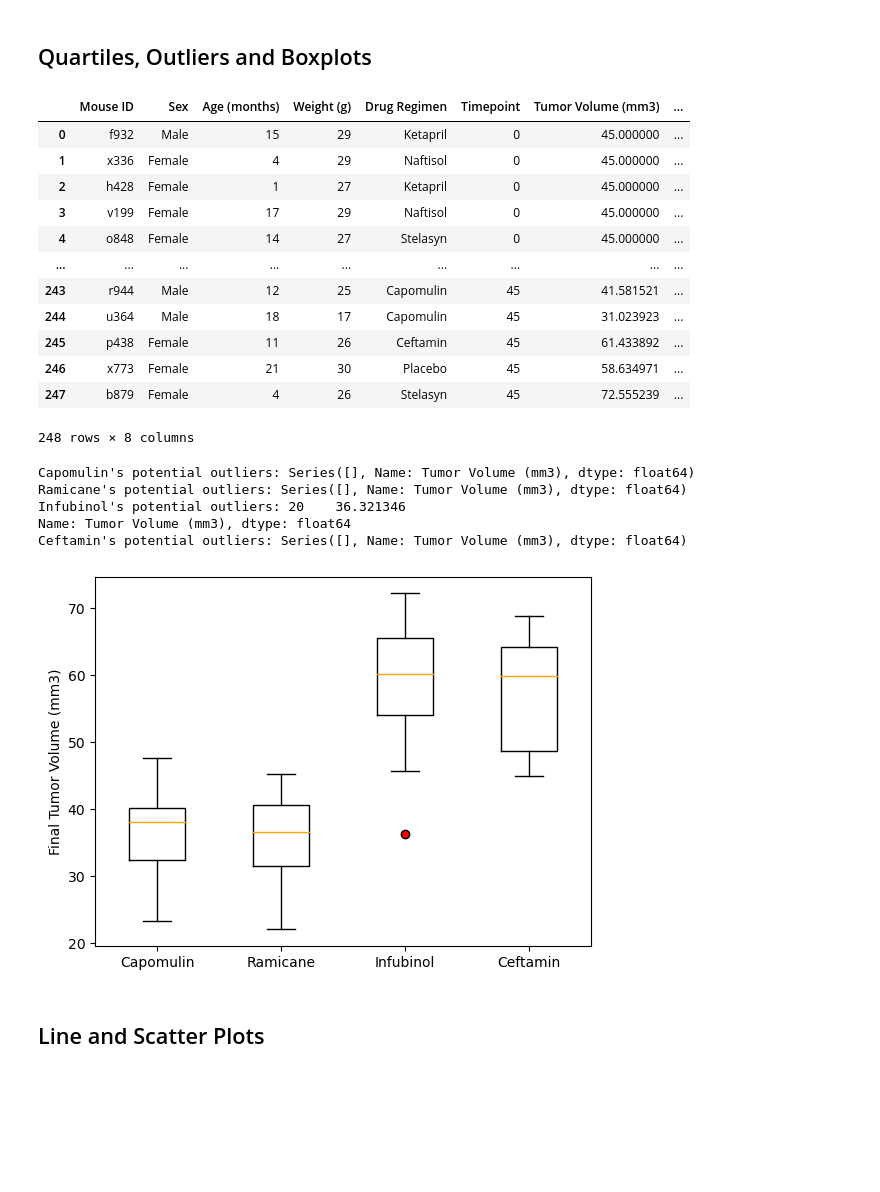
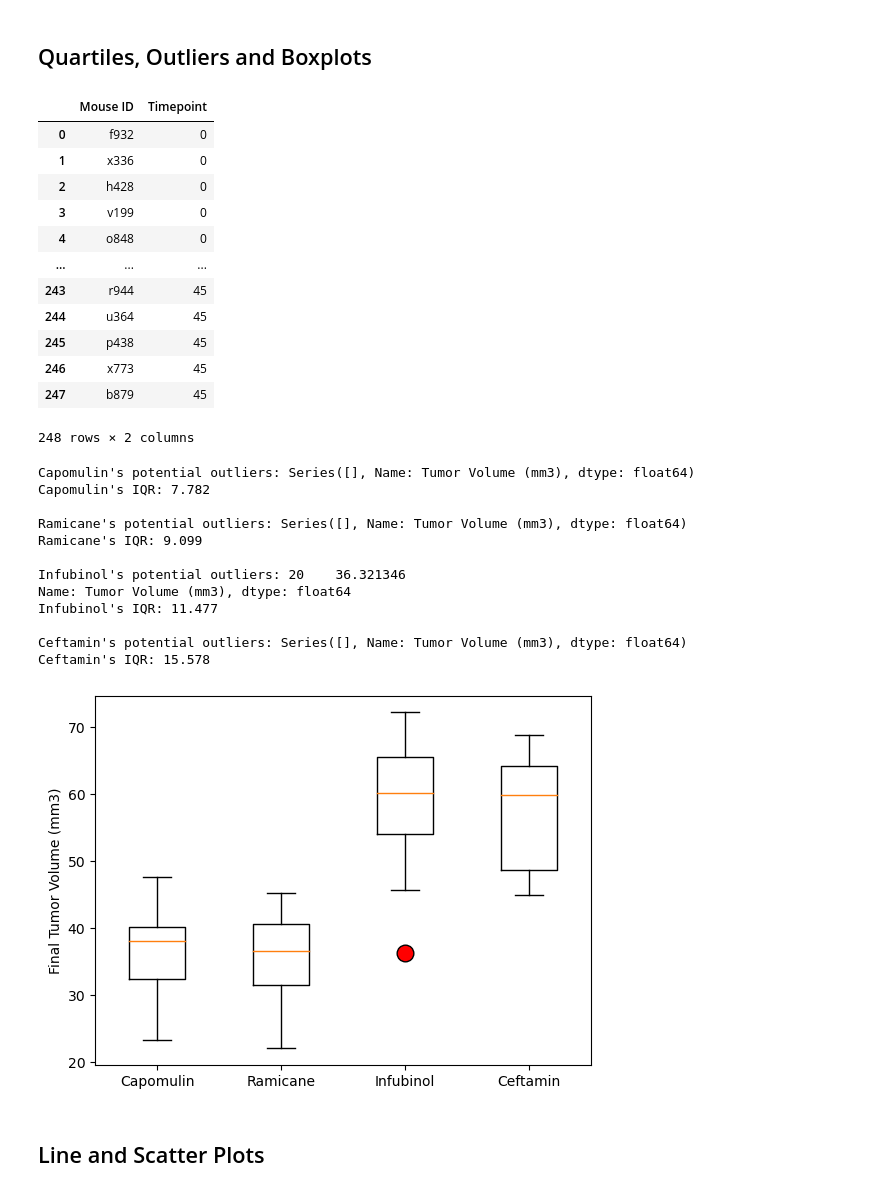
Before and after one commit to alyssahondrade/matplotlib-challenge, a Jupyter notebook: pymaceuticals.ipynb, the cells around one changed output. Saved outputs shown, nothing was run; the diff lists cells and outputs as text; code cells hidden in the pictures; blank space fills up the shorter version.

```diff
--- a/pymaceuticals.ipynb
+++ b/pymaceuticals.ipynb
@@ -22,9 +26,8 @@ study_results = pd.read_csv(study_results_path)
 # Combine the data into a single DataFrame
 merged_data = pd.merge(study_results, mouse_metadata, how="left", on="Mouse ID")
 
-# Clean and rearrange column names
+# Clean column names
 merged_data = merged_data.rename(columns={'Age_months': 'Age (months)'})
-merged_data = merged_data[['Mouse ID', 'Sex', 'Age (months)', 'Weight (g)', 'Drug Regimen', 'Timepoint', 'Tumor Volume (mm3)', 'Metastatic Sites']]
 
 # Display the data table for preview
 merged_data.head()
@@ -44,7 +47,7 @@ number_mice
 # %%
 # Our data should be uniquely identified by Mouse ID and Timepoint
 # Get the duplicate mice by ID number that shows up for Mouse ID and Timepoint.
-duplicates = merged_data[merged_data.duplicated(['Mouse ID', 'Timepoint'])]
-duplicated_mouseID = duplicates['Mouse ID'].values[0]
+duplicates = merged_data.loc[merged_data.duplicated(['Mouse ID', 'Timepoint'])]
+duplicated_mouseID = duplicates['Mouse ID'].unique()
 duplicated_mouseID
 # %% [output]
@@ -70,5 +73,5 @@ merged_data.loc[merged_data['Mouse ID'] == duplicated_mouseID]
 # %%
 # Create a clean DataFrame by dropping the duplicate mouse by its ID.
-clean_data = merged_data.loc[merged_data['Mouse ID'] != duplicated_mouseID]
-clean_data
+clean_data = merged_data.loc[merged_data['Mouse ID'] != duplicated_mouseID[0]]
+clean_data.head()
 # %% [output]
@@ -196,29 +197,30 @@ plt.show()
 
 # Start by getting the last (greatest) timepoint for each mouse
 last_timepoints = clean_data.groupby('Mouse ID')['Timepoint'].max().reset_index()
-last_timepoints
 
 # Merge this group df with the original DataFrame to get the tumor volume at the last timepoint
 updated_merge = pd.merge(clean_data, last_timepoints, on=['Mouse ID', 'Timepoint'])
-updated_merge
+
+# Retrieve and display the maximum timepoint for each mouse
+max_timepoint = updated_merge.loc[:, ['Mouse ID', 'Timepoint']]
+max_timepoint
 # %% [output]
-|  | Mouse ID | Sex | Age (months) | Weight (g) | Drug Regimen | Timepoint | Tumor Volume (mm3) | ... |
-| 0 | f932 | Male | 15 | 29 | Ketapril | 0 | 45.000000 | ... |
-| 1 | x336 | Female | 4 | 29 | Naftisol | 0 | 45.000000 | ... |
-| 2 | h428 | Female | 1 | 27 | Ketapril | 0 | 45.000000 | ... |
-| 3 | v199 | Female | 17 | 29 | Naftisol | 0 | 45.000000 | ... |
-| 4 | o848 | Female | 14 | 27 | Stelasyn | 0 | 45.000000 | ... |
-| ... | ... | ... | ... | ... | ... | ... | ... | ... |
-| 243 | r944 | Male | 12 | 25 | Capomulin | 45 | 41.581521 | ... |
-| 244 | u364 | Male | 18 | 17 | Capomulin | 45 | 31.023923 | ... |
-| 245 | p438 | Female | 11 | 26 | Ceftamin | 45 | 61.433892 | ... |
-| 246 | x773 | Female | 21 | 30 | Placebo | 45 | 58.634971 | ... |
-| 247 | b879 | Female | 4 | 26 | Stelasyn | 45 | 72.555239 | ... |
+|  | Mouse ID | Timepoint |
+| 0 | f932 | 0 |
+| 1 | x336 | 0 |
+| 2 | h428 | 0 |
+| 3 | v199 | 0 |
+| 4 | o848 | 0 |
+| ... | ... | ... |
+| 243 | r944 | 45 |
+| 244 | u364 | 45 |
+| 245 | p438 | 45 |
+| 246 | x773 | 45 |
+| 247 | b879 | 45 |
-248 rows × 8 columns
+248 rows × 2 columns
 # %%
 # Put treatments into a list for for loop (and later for plot labels)
 treatments = ['Capomulin', 'Ramicane', 'Infubinol', 'Ceftamin']
-list_mice = updated_merge['Mouse ID'].unique()
 
 # Create empty list to fill with tumor vol data (for plotting)
 tumor_data = []
@@ -235,26 +237,36 @@ for drug in treatments:
 
     # Determine outliers by using upper and lower bounds
     outliers = data.loc[(data['Tumor Volume (mm3)'] < lower_bounds) | (data['Tumor Volume (mm3)'] > upper_bounds)]
+
+    # Display the IQR and outliers for each treatment group
     print(f"{drug}'s potential outliers: {outliers['Tumor Volume (mm3)']}")
+    print(f"{drug}'s IQR: {round(iqr, 3)}\n")
 # %% [output]
 Capomulin's potential outliers: Series([], Name: Tumor Volume (mm3), dtype: float64)
+Capomulin's IQR: 7.782
+
 Ramicane's potential outliers: Series([], Name: Tumor Volume (mm3), dtype: float64)
+Ramicane's IQR: 9.099
+
 Infubinol's potential outliers: 20    36.321346
 Name: Tumor Volume (mm3), dtype: float64
+Infubinol's IQR: 11.477
+
 Ceftamin's potential outliers: Series([], Name: Tumor Volume (mm3), dtype: float64)
+Ceftamin's IQR: 15.578
 # %%
 # Generate a box plot that shows the distribution of the tumor volume for each treatment group.
 tumor_df = pd.DataFrame({
     'Capomulin': tumor_data[0]['Tumor Volume (mm3)'].reset_index(drop=True),
     'Ramicane': tumor_data[1]['Tumor Volume (mm3)'].reset_index(drop=True),
     'Infubinol': tumor_data[2]['Tumor Volume (mm3)'].reset_index(drop=True),
     'Ceftamin': tumor_data[3]['Tumor Volume (mm3)'].reset_index(drop=True)})
 
-boxplot = tumor_df.plot(kind="box", color={'boxes': 'black', 'whiskers':'black', 'caps':'black', 'medians':'orange'})
-boxplot.set_ylabel("Final Tumor Volume (mm3)")
-plt.rcParams['boxplot.flierprops.markerfacecolor'] = "red"
+plt.boxplot(tumor_df, labels=treatments, flierprops={'marker': 'o', 'markersize':12, 'markerfacecolor':'red'})
+plt.ylabel("Final Tumor Volume (mm3)")
+plt.show()
 # %% [output]
-[figure, old version]
+[figure, new version]
 # %% [markdown]
 ## Line and Scatter Plots
 # %%
```
Also changed, not shown: parts of 12 cells of this notebook, 1 other file.
